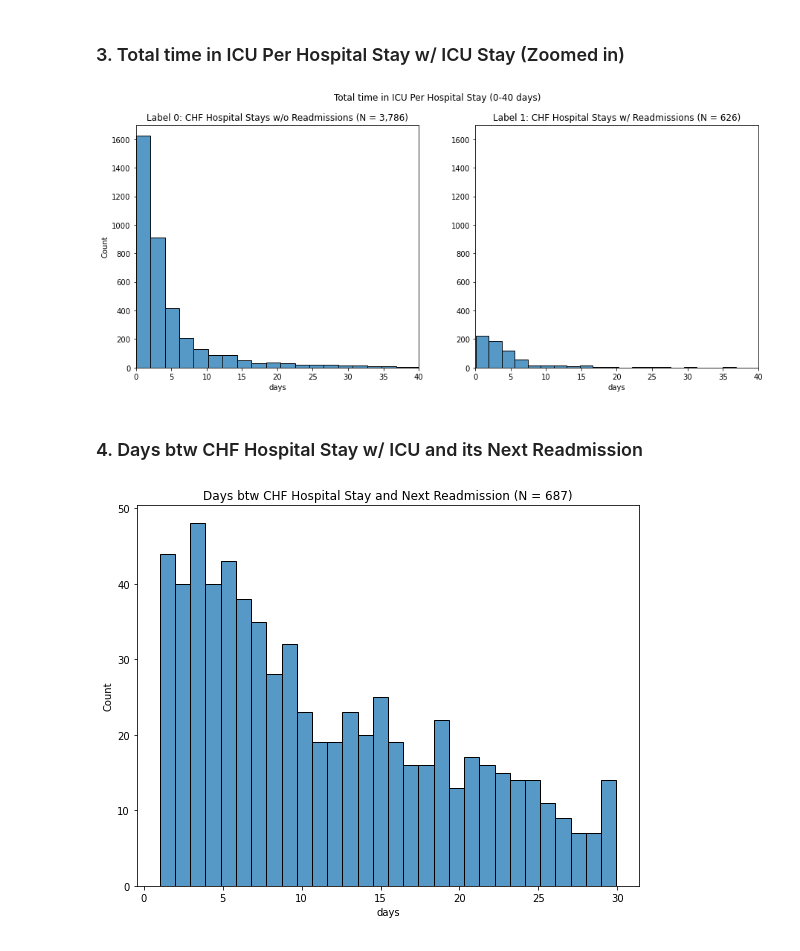
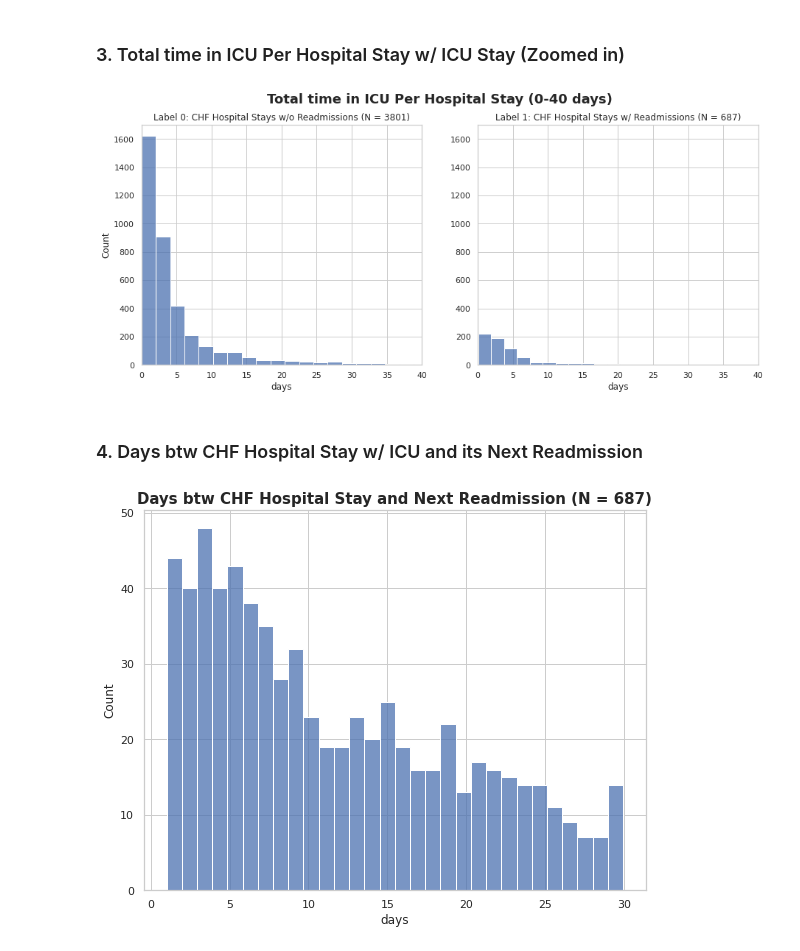
Before and after one commit to vina2329/ICU-readmissions-prediction, a Jupyter notebook: PMAP_Final_Cohort_Vina.ipynb, the cells around one changed output. Cells and saved outputs as stored; diff of their text form; code cells hidden in the pictures.

```diff
--- a/PMAP_Final_Cohort_Vina.ipynb
+++ b/PMAP_Final_Cohort_Vina.ipynb
@@ -301,9 +300,7 @@ CHF_hosp_icu_stays = temp.merge(
     how = 'left'
 )
 
-CHF_hosp_icu_stays = CHF_hosp_icu_stays[['osler_sid','pat_enc_csn_sid','hosp_admsn_time','hosp_disch_time',
-                                               'in_time','out_time','labels']]
-CHF_hosp_icu_stays.to_csv('CHF_hosp_icu_stays.csv', index = False)
+CHF_hosp_icu_stays[['osler_sid','pat_enc_csn_sid','hosp_admsn_time','hosp_disch_time','labels']].to_csv('CHF_hosp_icu_stays.csv', index = False)
 # %% [markdown]
 # Data Visualization
 # %% [markdown]
@@ -310,0 +328,32 @@ CHF_hosp_icu_stays.to_csv('CHF_hosp_icu_stays.csv', index = False)
+# %%
+sns.set_style('whitegrid')
+plt.figure(figsize = (16, 7))
+
+plt.subplot(2,2,1)
+sns.barplot(x = 'no of stays', y = 'pat_enc_csn_sid', data = df0)
+plt.title('Label 0: Patients w/o Readmissions after CHF Hospital Stay (N = {})'.format(len(lab0)))
+plt.ylim([0, 3500])
+plt.xlabel('')
+plt.ylabel('count')
+
+plt.subplot(2,2,2)
+sns.barplot(x = 'no of stays', y = 'pat_enc_csn_sid', data = df1)
+plt.title('Label 1: Patients w/o Readmissions after CHF Hospital Stay (N = {})'.format(len(lab1)))
+plt.ylim([0, 3500])
+plt.xlabel('')
+plt.ylabel('')
+
+plt.subplot(2,2,3)
+sns.barplot(x = 'no of stays', y = 'prop', data = df0)
+plt.ylim([0, 1])
+plt.xlabel('# of hospital stays w/ ICU stays')
+plt.ylabel('probability')
+
+plt.subplot(2,2,4)
+sns.barplot(x = 'no of stays', y = 'prop', data = df1)
+plt.ylim([0, 1])
+plt.xlabel('# of hospital stays w/ ICU stays')
+plt.ylabel('')
+
+plt.suptitle('Number of CHF Hospital Stays w/ ICU Stays Per Patient', fontsize = 18, fontweight = 'bold')
+plt.show()
@@ -386,7 +398,7 @@ plt.figure(figsize=(15,6))
 
 plt.subplot(1,2,1)
 sns.histplot(data=CHF_hosp_icu_stays_label_0_40, x="ICU_length", bins=20)
-plt.title('Label 0: CHF Hospital Stays w/o Readmissions (N = 3,786)')
+plt.title('Label 0: CHF Hospital Stays w/o Readmissions (N = {})'.format(len(CHF_hosp_icu_stays_label_0)))
 plt.ylim([0, 1700])
 plt.xlim([0, 40])
 plt.xlabel('days')
@@ -397,20 +409,20 @@ plt.ylim([0, 1700])
 plt.xlim([0, 40])
 plt.xlabel('days')
 plt.ylabel('')
-plt.title('Label 1: CHF Hospital Stays w/ Readmissions (N = 626)')
+plt.title('Label 1: CHF Hospital Stays w/ Readmissions (N = {})'.format(len(CHF_hosp_icu_stays_label_1)))
 
-plt.suptitle('Total time in ICU Per Hospital Stay (0-40 days)')
+plt.suptitle('Total time in ICU Per Hospital Stay (0-40 days)', fontsize = 18, fontweight = 'bold')
 plt.show()
 # %% [output]
-[figure, old version]
+[figure, new version]
 # %% [markdown]
 ### 4. Days btw CHF Hospital Stay w/ ICU and its Next Readmission
 # %%
 CHF_adm_label_1 = CHF_adm[CHF_adm['labels'] == 1]
 plt.figure(figsize = (9, 7))
 sns.histplot(data=CHF_adm_label_1, x="time_bt", bins = 30)
-plt.title('Days btw CHF Hospital Stay and Next Readmission (N = 687)')
+plt.title('Days btw CHF Hospital Stay and Next Readmission (N = {})'.format(len(CHF_hosp_icu_stays_label_1)), fontsize = 15, fontweight = 'bold')
 plt.xlabel('days')
 plt.show()
 # %% [output]
-[figure, old version]
+[figure, new version]
```
Also changed, not shown: parts of 7 cells of this notebook.
